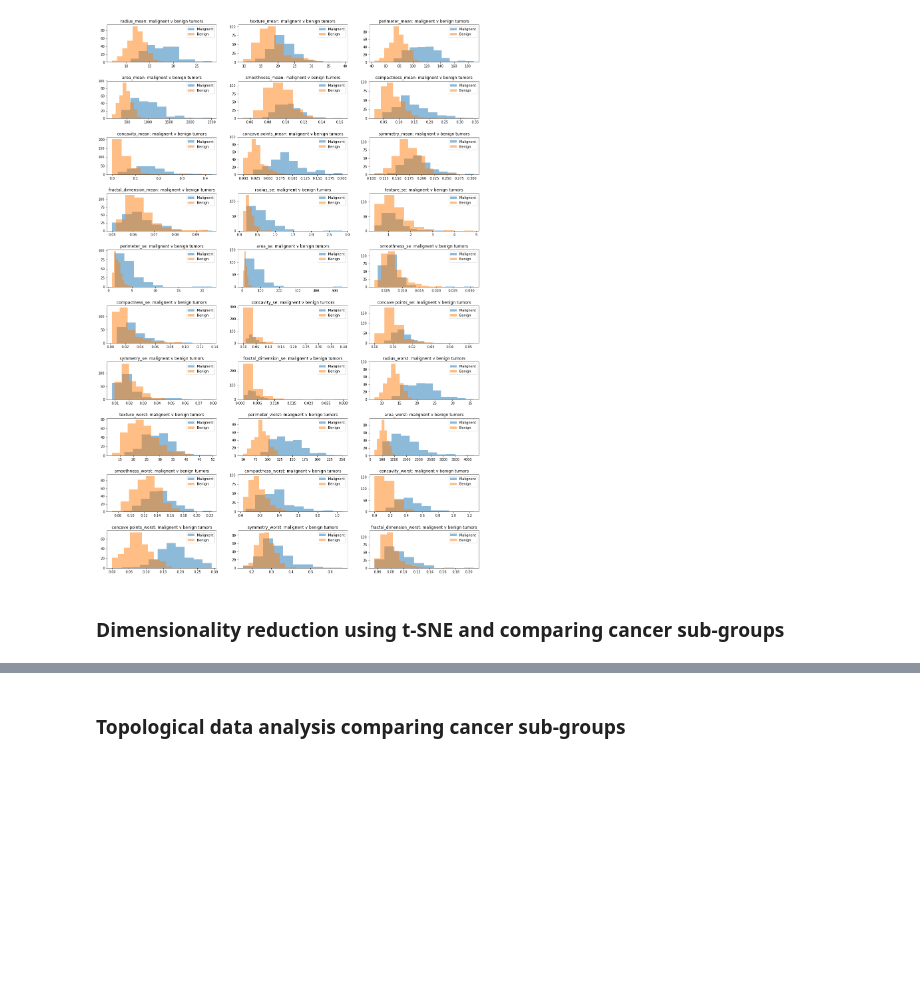
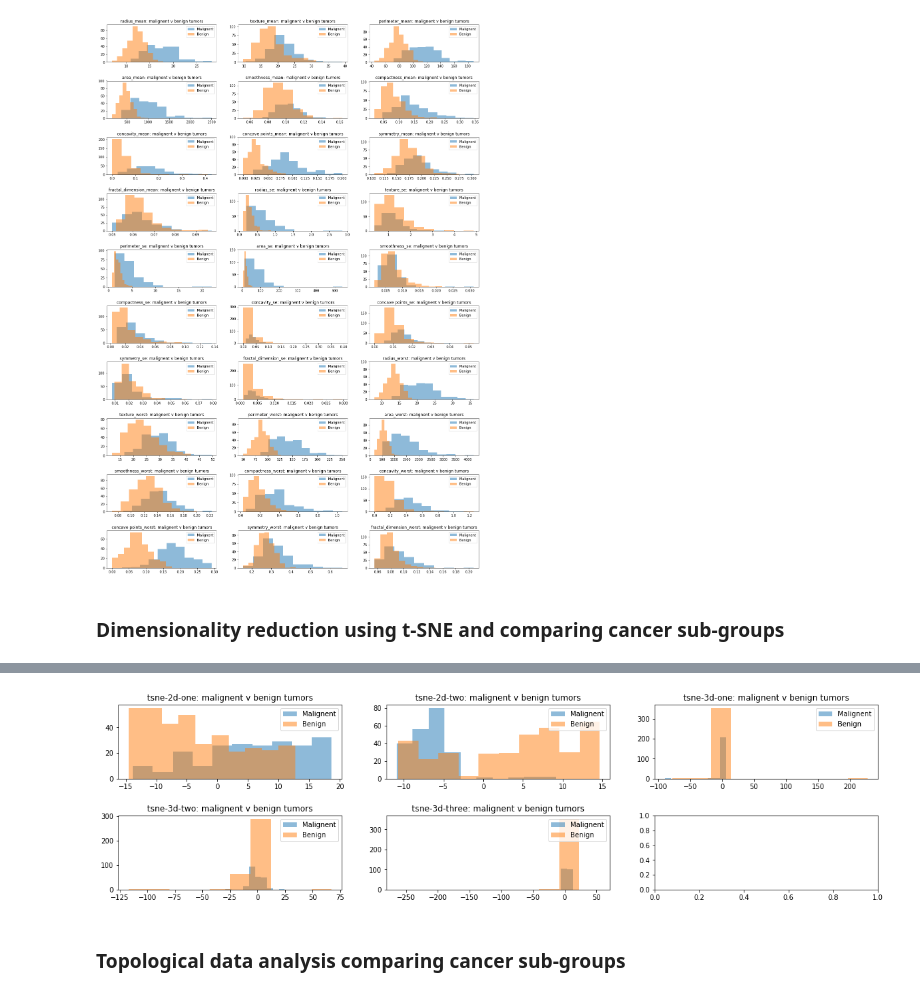
Before and after one commit to pranath/breast_cancer_prediction, a Jupyter notebook: breast_cancer_prediction.ipynb, the cells around one changed output, grey strips where cells are left out. Cells and saved outputs as stored; diff of their text form; code cells hidden in the pictures; blank space fills up the shorter version.

```diff
--- a/breast_cancer_prediction.ipynb
+++ b/breast_cancer_prediction.ipynb
@@ -103,11 +184,11 @@ malignent_df = bcancer_clean_df[bcancer_clean_df['diagnosis']==1]
 benign_df = bcancer_clean_df[bcancer_clean_df['diagnosis']==0]
 # %%
 # Function for plotting feature distributions to compare benign & malignent sub-groups
-def compare_features_benign_malignent(features, malignent_df, benign_df):
+def compare_features_benign_malignent(features, malignent_df, benign_df, rows, cols, figx, figy):
 
     # Define constants
     bins = 10
-    fig, axes = plt.subplots(nrows=10, ncols=3, figsize=(20,30))
+    fig, axes = plt.subplots(nrows=rows, ncols=cols, figsize=(figx, figy))
     fig.subplots_adjust(hspace=0.5)
     # For each axes & feature
     for index, (ax, feature) in enumerate(zip(axes.flatten(), features)):
@@ -121,7 +202,7 @@ def compare_features_benign_malignent(features, malignent_df, benign_df):
 features = bcancer_clean_df.columns
 features = features[1:]
 # Plot feature distributions to compare benign & malignent sub-groups
-compare_features_benign_malignent(features, malignent_df, benign_df)
+compare_features_benign_malignent(features, malignent_df, benign_df, 10, 3, 20, 30)
 # %% [output]
 [figure]
 # %% [markdown]
@@ -193,3 +274,15 @@ plt.show()
+# %%
+# Plot feature distributions to compare benign & malignent sub-groups for t-sne features
+tsne_features = ['tsne-2d-one', 'tsne-2d-two', 'tsne-3d-one', 'tsne-3d-two', 'tsne-3d-three']
+
+# Split dataset into those with malignent and those with benign tumors
+malignent_df = bcancer_clean_df[bcancer_clean_df['diagnosis']==1]
+benign_df = bcancer_clean_df[bcancer_clean_df['diagnosis']==0]
+
+# Plot feature distributions to compare benign & malignent sub-groups
+compare_features_benign_malignent(tsne_features, malignent_df, benign_df, 2, 3, 20, 5)
+# %% [output]
+[figure, added]
 # %% [markdown]
 ### Topological data analysis comparing cancer sub-groups
 # %%
```
Also changed, not shown: parts of 35 cells of this notebook.
